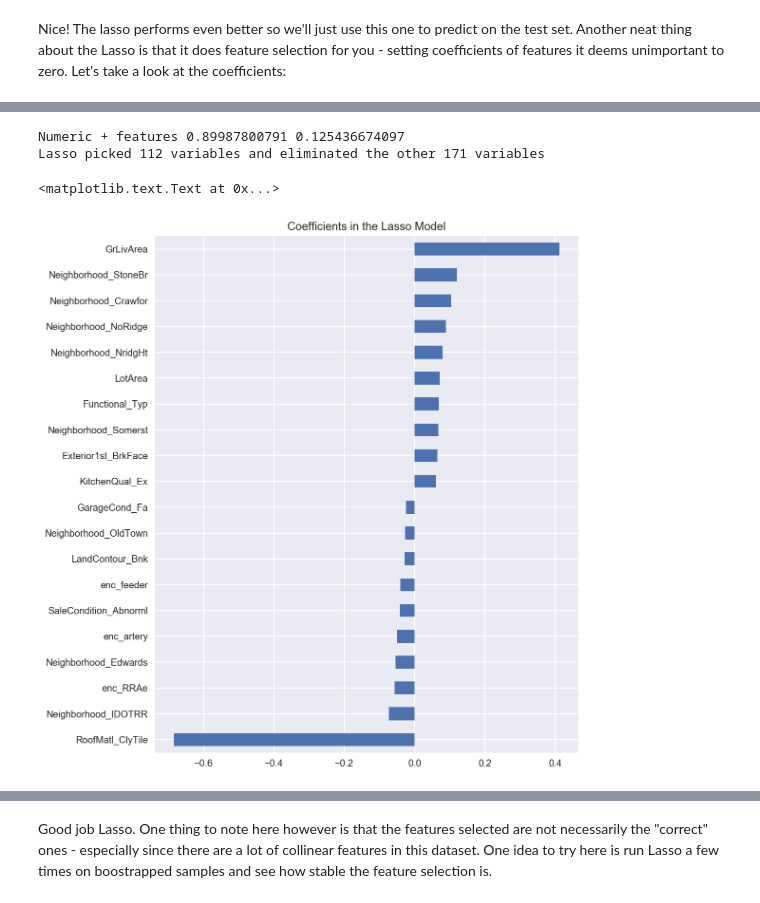
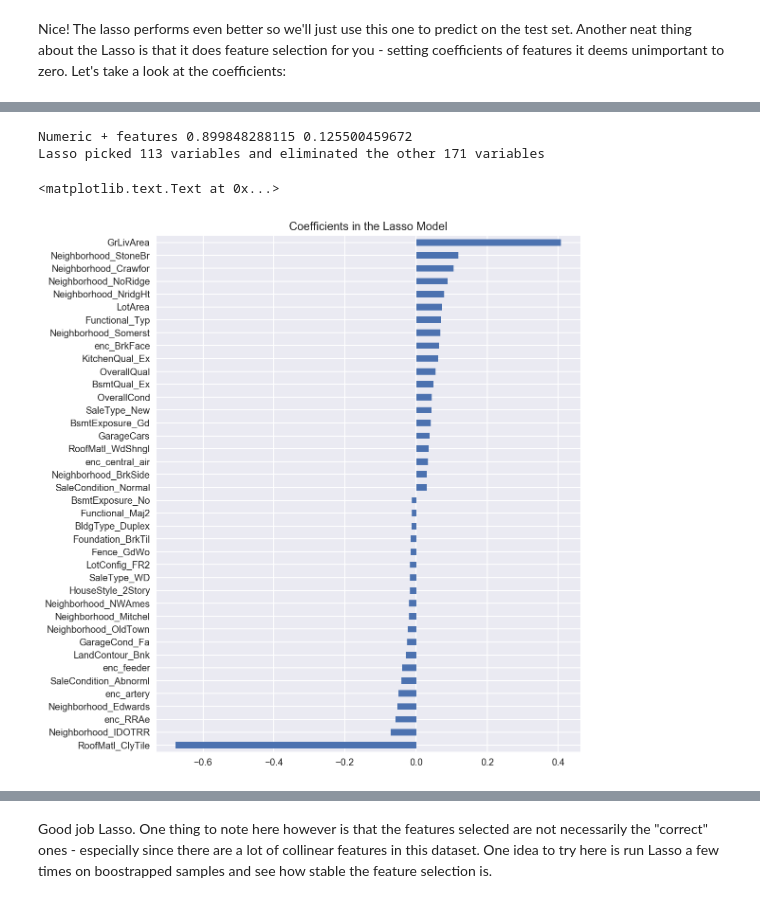
Before and after one commit to mneedham/house-prices, a Jupyter notebook: lasso.ipynb, the cells around one changed output, grey strips where cells are left out. Cells and saved outputs as stored; diff of their text form; code cells hidden in the pictures.

```diff
--- a/lasso.ipynb
+++ b/lasso.ipynb
@@ -276,30 +320,31 @@ def add_conditions(data):
 # %%
-cols = ['OverallCond', 'GrLivArea', 'GarageArea', "YearBuilt", "enc_street", \
-        "enc_condition", "enc_foundation", "enc_misc_feature", "enc_central_air", "enc_fireplace", \
-        "enc_exterior", "enc_quiet_residential"]
-
-my_data = add_conditions(add_features(all_data))
-my_data = my_data.drop([ "Condition2", "Condition1", "MSZoning"], axis=1)
+# my_data = hydrate_location(add_conditions(add_features(all_data)))
+# excluded = ["Condition2", "Condition1", "MSZoning", "RoofMatl", "Exterior1st"] # 0.11975
+# excluded = ["Condition2", "Condition1", "MSZoning", "Exterior1st"] # 0.11912
+excluded = ["Condition2", "Condition1", "MSZoning", "Exterior1st", "Exterior2nd", "Utilities"] # 0.11873
+my_data = add_utilities(add_exterior(add_conditions(add_features(all_data))))
+my_data = clean_nulls(my_data)
+my_data = my_data.drop(excluded, axis=1)
 my_data = pd.get_dummies(my_data)
-my_data = my_data.fillna(my_data.mean())
+# my_data = my_data.fillna(my_data.mean())
 
 X_train = my_data[:train.shape[0]]
 y = train.SalePrice
 
 model_lasso = LassoCV(alphas = [1, 0.1, 0.001, 0.0005]).fit(X_train, y)
 print("Numeric + features", r2_cv(model_lasso).mean(),  rmse_cv(model_lasso).mean())
 
 coef = pd.Series(model_lasso.coef_, index = X_train.columns)
 print("Lasso picked " + str(sum(coef != 0)) + " variables and eliminated the other " +  str(sum(coef == 0)) + " variables")
 # print(coef.sort_values(ascending=False))
 
-imp_coef = pd.concat([coef.sort_values().head(10), coef.sort_values().tail(10)])
+imp_coef = pd.concat([coef.sort_values().head(20), coef.sort_values().tail(20)])
 
 matplotlib.rcParams['figure.figsize'] = (8.0, 10.0)
 imp_coef.plot(kind = "barh")
 plt.title("Coefficients in the Lasso Model")
 # %% [output]
-Numeric + features 0.89987800791 0.125436674097
-Lasso picked 112 variables and eliminated the other 171 variables
+Numeric + features 0.899848288115 0.125500459672
+Lasso picked 113 variables and eliminated the other 171 variables
 <matplotlib.text.Text at 0x...>
-[figure, old version]
+[figure, new version]
```
Also changed, not shown: parts of 15 cells of this notebook, 1 other file.
